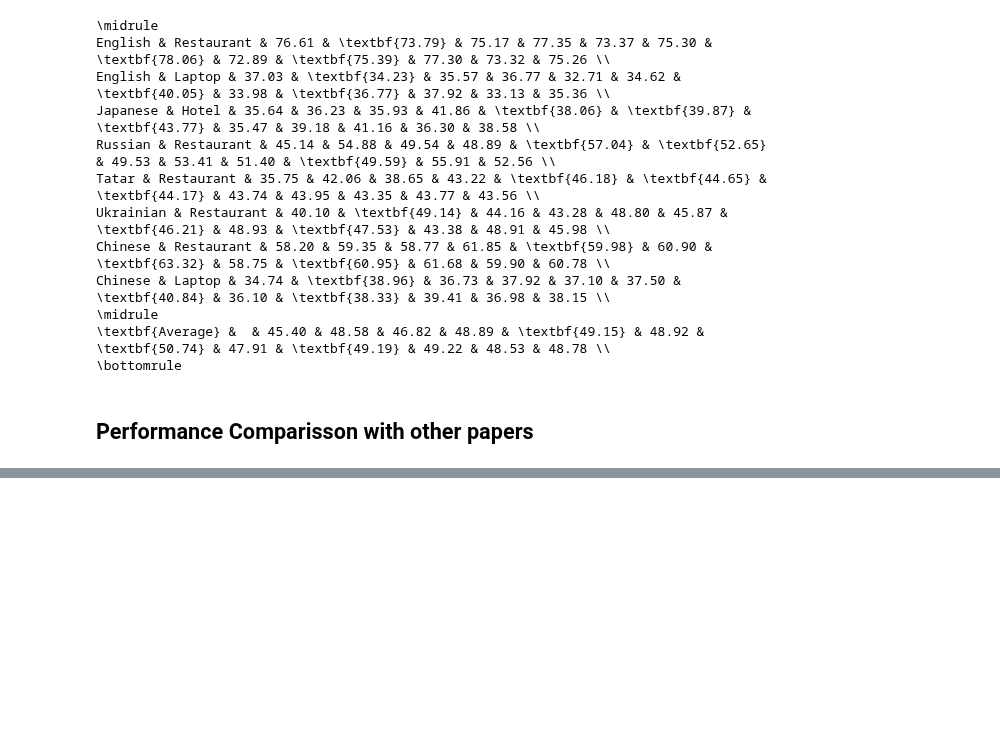
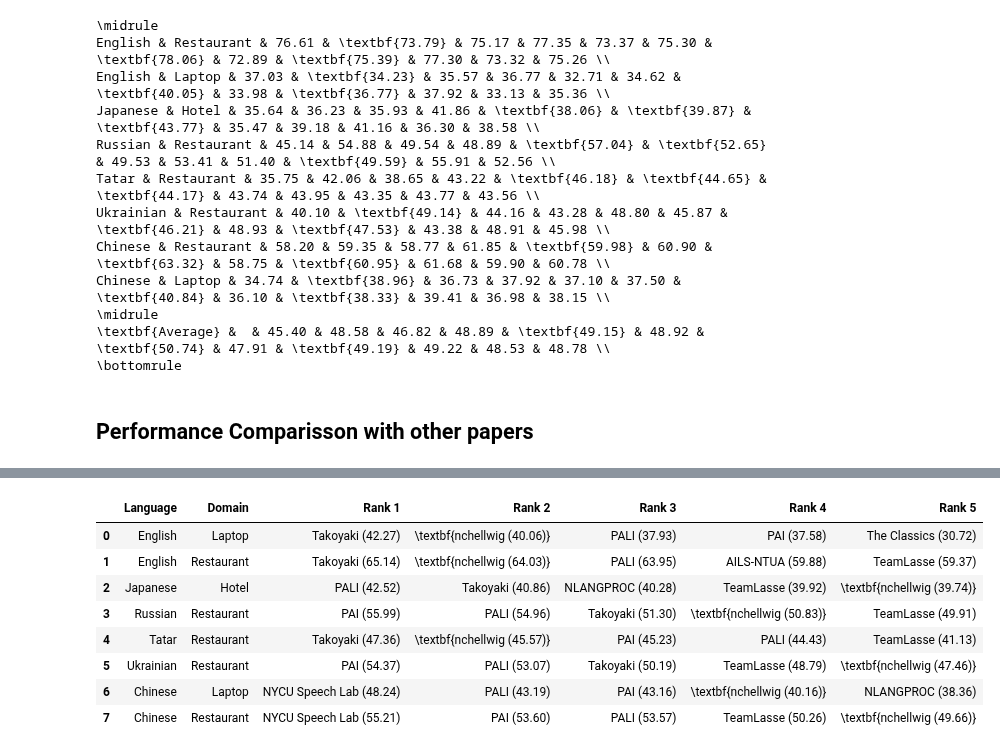
Before and after one commit to NilsHellwig/nchellwig-dimabsa, a Jupyter notebook: eval_performance.ipynb, the cells around one changed output, grey strips where cells are left out. Drawn from its saved outputs; the diff is of its cells as text; code cells hidden in the pictures; blank space fills up the shorter version.

```diff
--- a/eval_performance.ipynb
+++ b/eval_performance.ipynb
@@ -421,57 +354,68 @@ performance_papers = {
 # %%
-def format_paper_val(entry):
-    if not entry:
+def format_paper_val(entries):
+    if not entries:
         return ""
-    user = entry["username"].replace("_", "\\_")
-    score = f"{entry['cF1']:.2f}"
-    text = f"{user} ({score})"
-    if user == "nchellwig":
-        return f"\\textbf{{{text}}}"
+
+    # Falls noch alte Datenstruktur (einzelnes Dict) vorhanden ist, in Liste umwandeln
+    if isinstance(entries, dict):
+        entries = [entries]
+
+    # Suche zuerst nach 'nchellwig' in den Einträgen dieses Rangs
+    target_entry = next((e for e in entries if e["username"] == "nchellwig"), entries[0])
+
+    display_name = target_entry.get("team_name") or target_entry["username"]
+    display_name = str(display_name).replace("_", "\\_")
+    score = f"{target_entry['cF1']:.2f}"
+
+    text = f"{display_name} ({score})"
+    # Markiere nchellwig fett
+    if target_entry["username"] == "nchellwig":
+        text = f"\\textbf{{{text}}}"
+
     return text
 
-paper_rows = []
-
-# Sammle alle Sprachen und Domains aus VALID_COMBINATIONS (um Konsistenz zu wahren)
+# Sammle alle Sprachen und Domains aus VALID_COMBINATIONS
 unique_combos = sorted(list(set((lang, dom) for _, lang, dom in VALID_COMBINATIONS)))
 
-for lang, dom in unique_combos:
-    row = {
-        ("Dataset", "Language"): lang_map[lang],
-        ("Dataset", "Domain"): dom.capitalize()
-    }
+for st in [2, 3]:
+    st_key = f"subtask_{st}"
+    st_label = f"Subtask {st}"
+    paper_rows = []
 
-    for st in [2, 3]:
-        st_key = f"subtask_{st}"
-        st_label = f"Subtask {st}"
+    for lang, dom in unique_combos:
+        row = {
+            "Language": lang_map[lang],
+            "Domain": dom.capitalize()
+        }
 
-        # Hol Daten aus Dictionary (falls vorhanden)
+        # Hol Daten aus Dictionary
         st_data = performance_papers.get(st_key, {}).get(lang, {}).get(dom, {})
 
-        for rank in ["top_1", "top_2", "top_3"]:
-            rank_label = rank.replace("_", " ").capitalize()
-            entry = st_data.get(rank, None)
-            row[(st_label, rank_label)] = format_paper_val(entry)
+        # Gehe die Spalten Rank 1 bis 5 durch
+        for rank_idx in range(1, 6):
+            rank_key = f"top_{rank_idx}"
+            entries = st_data.get(rank_key, [])
+            row[f"Rank {rank_idx}"] = format_paper_val(entries)
 
-    paper_rows.append(row)
+        paper_rows.append(row)
 
-df_papers = pd.DataFrame(paper_rows)
-df_papers.columns = pd.MultiIndex.from_tuples(df_papers.columns)
+    df_st = pd.DataFrame(paper_rows)
+    print(f"\n--- Competition Table: {st_label} ---")
+    display(df_st)
 
-display(df_papers)
+    # load muster
+    with open("plots/muster/competition_full.txt") as f:
+        muster_table = f.read()
 
-# load muster
-with open("plots/muster/competition_full.txt") as f:
-    muster_table = f.read()
+    # convert df_st (8 Zeilen x 7 Spalten) zu einer flachen Liste
+    flat_results = []
+    for _, row in df_st.iterrows():
+        for item in row:
+            flat_results.append(str(item))
 
-# convert df_papers to 1D list of strings
-flat_results = []
-for _, row in df_papers.iterrows():
-    for item in row:
-        flat_results.append(str(item))
+    # Ersetze die "xxxx" Platzhalter im Muster
+    for result in flat_results:
+        muster_table = muster_table.replace("xxxx", result, 1)
 
-# go from "xxxx" to "xxxx" in muster_table
-for result in flat_results:
-    muster_table = muster_table.replace("xxxx", result, 1)
-
-print(muster_table)
+    print(muster_table)
 # %% [output]
@@ -497,0 +444,9 @@ Chinese & Restaurant & \textbf{nchellwig (72.34)} & yangli (70.21) & zhaojun (68
+|  | Language | Domain | Rank 1 | Rank 2 | Rank 3 | Rank 4 | Rank 5 |
+| 0 | English | Laptop | Takoyaki (42.27) | \textbf{nchellwig (40.06)} | PALI (37.93) | PAI (37.58) | The Classics (30.72) |
+| 1 | English | Restaurant | Takoyaki (65.14) | \textbf{nchellwig (64.03)} | PALI (63.95) | AILS-NTUA (59.88) | TeamLasse (59.37) |
+| 2 | Japanese | Hotel | PALI (42.52) | Takoyaki (40.86) | NLANGPROC (40.28) | TeamLasse (39.92) | \textbf{nchellwig (39.74)} |
+| 3 | Russian | Restaurant | PAI (55.99) | PALI (54.96) | Takoyaki (51.30) | \textbf{nchellwig (50.83)} | TeamLasse (49.91) |
+| 4 | Tatar | Restaurant | Takoyaki (47.36) | \textbf{nchellwig (45.57)} | PAI (45.23) | PALI (44.43) | TeamLasse (41.13) |
+| 5 | Ukrainian | Restaurant | PAI (54.37) | PALI (53.07) | Takoyaki (50.19) | TeamLasse (48.79) | \textbf{nchellwig (47.46)} |
+| 6 | Chinese | Laptop | NYCU Speech Lab (48.24) | PALI (43.19) | PAI (43.16) | \textbf{nchellwig (40.16)} | NLANGPROC (38.36) |
+| 7 | Chinese | Restaurant | NYCU Speech Lab (55.21) | PAI (53.60) | PALI (53.57) | TeamLasse (50.26) | \textbf{nchellwig (49.66)} |
```
Also changed, not shown: parts of 4 cells of this notebook, 4 other files.
